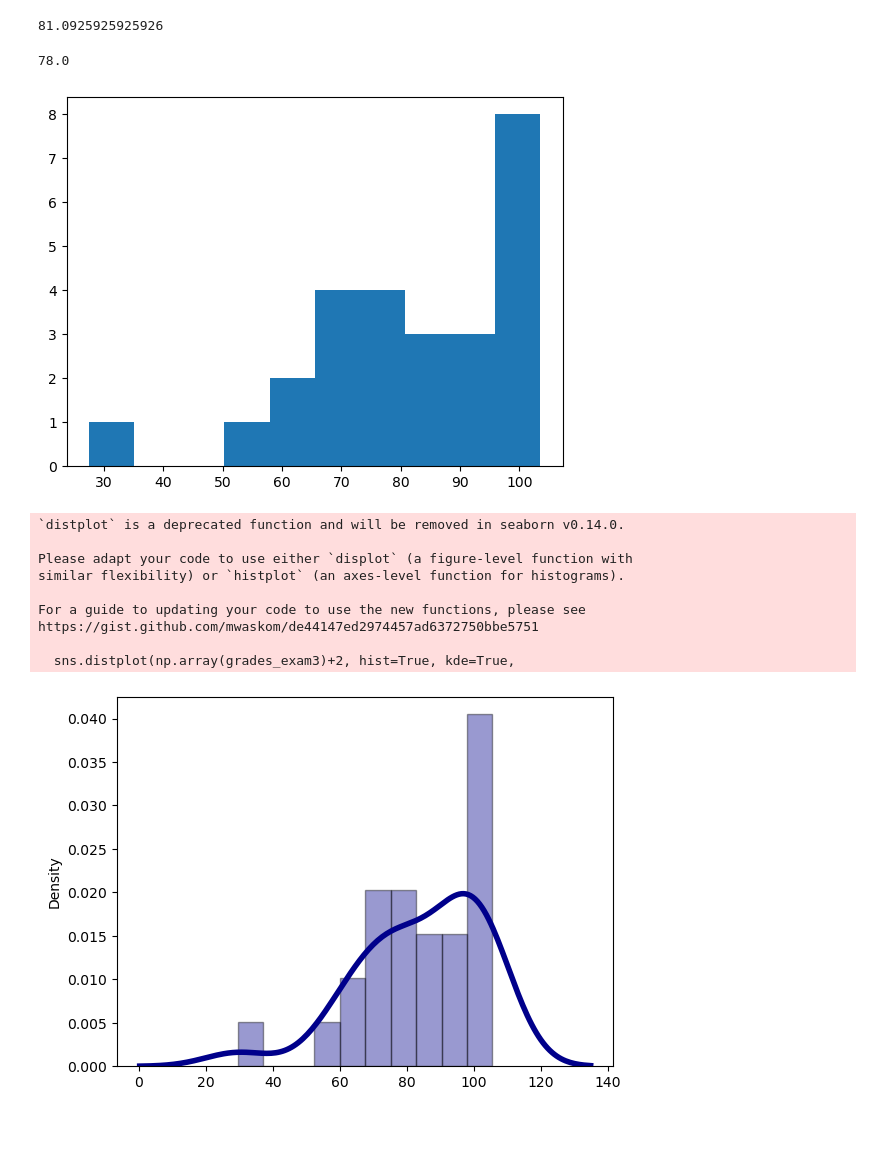
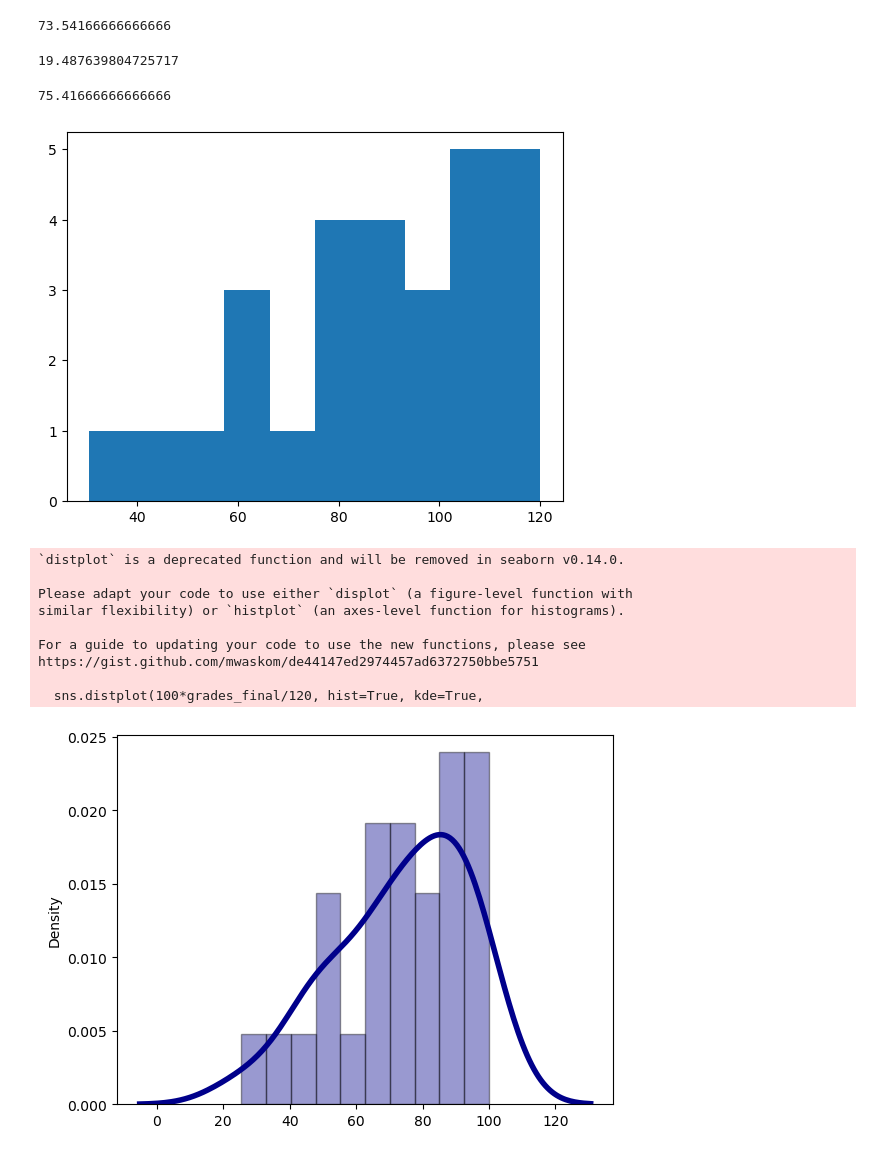
Before and after one commit to IsabelCoronaGuevara/CUDenver-Thesis, a Jupyter notebook: Untitled.ipynb, the cells around one changed output. Drawn from its saved outputs; the diff is of its cells as text; code cells hidden in the pictures; blank space fills up the shorter version.

```diff
--- a/Untitled.ipynb
+++ b/Untitled.ipynb
@@ -14,20 +18,27 @@ grades_exam2 = [100, 104, 22, 100.5, 103.5, 101.5, 49, 82.5, 103, 103.5,
 grades_exam3 = [68, 78.5, 98.5, 58, 62, 95, 88, 55.5, 92.5, 96.5, 66, 98.5, 27.5,
                 94.5, 85.5, 76.5, 78, 87.5, 70.5, 72, 75,
                103, 103.5, 100.5, 101.5, 103,0]
+# %%
+grades_final = np.array([108, 101, 97, 117.5, 114, 120, 115, 108.5, 83.5, 87.5, 57,
+                57.5, 115, 110.5, 91.5, 89.5, 62, 102.5, 47, 88, 30.5, 78.5, 102, 76.5, 103, 69, 59, 80])
 # %%
-np.mean(np.array(grades_exam3)+2)
+np.mean(100*grades_final/120)
 # %% [output]
-81.0925925925926
+73.54166666666666
+# %%
+np.std(100*grades_final/120)
+# %% [output]
+19.487639804725717
 # %%
-np.median(grades_exam3)
+np.median(100*grades_final/120)
 # %% [output]
-78.0
+75.41666666666666
 # %%
-plt.hist(grades_exam3, bins = 10);
+plt.hist(grades_final, bins = 10);
 # %% [output]
-[figure, old version]
+[figure, new version]
 # %%
- sns.distplot(np.array(grades_exam3)+2, hist=True, kde=True,
+ sns.distplot(100*grades_final/120, hist=True, kde=True,
              bins=10, color = 'darkblue',
              hist_kws={'edgecolor':'black'},
              kde_kws={'linewidth': 4});
@@ -40,7 +51,7 @@ similar flexibility) or `histplot` (an axes-level function for histograms).
 For a guide to updating your code to use the new functions, please see
 https://gist.github.com/mwaskom/de44147ed2974457ad6372750bbe5751
 
-  sns.distplot(np.array(grades_exam3)+2, hist=True, kde=True,
+  sns.distplot(100*grades_final/120, hist=True, kde=True,
-[figure, old version]
+[figure, new version]
 # %%
 ?sns.displot
```
Also changed, not shown: parts of 1 cell of this notebook.
